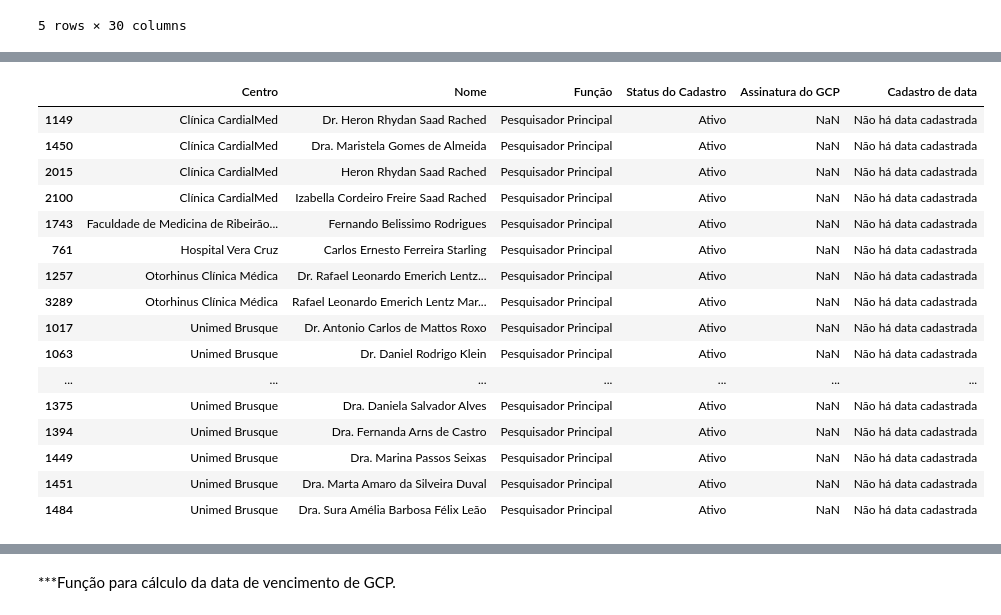
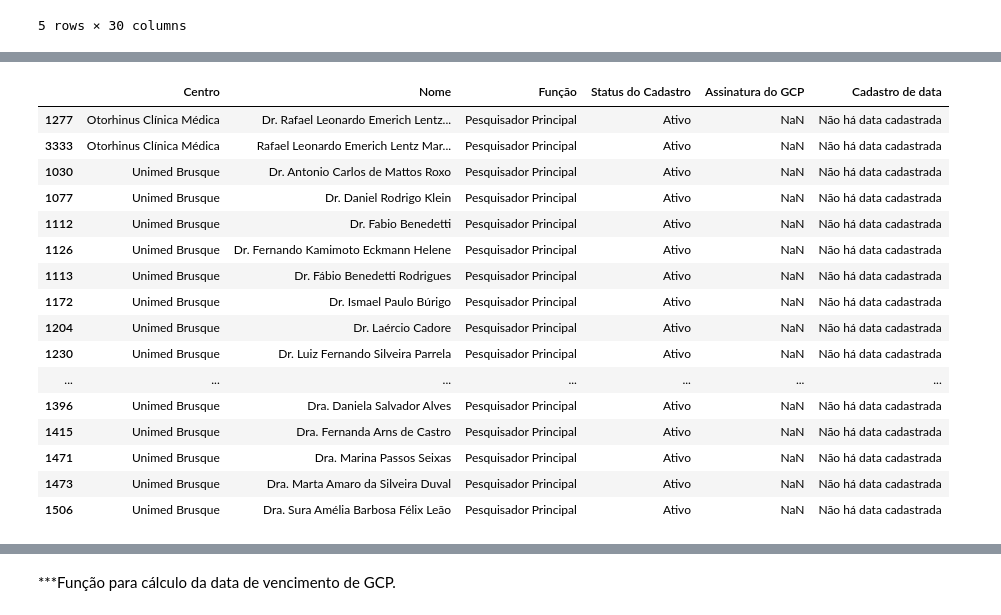
Before and after one commit to tisvri/push_campo, a Jupyter notebook: push_atualizacoes.ipynb, the cells around one changed output, grey strips where cells are left out. Drawn from its saved outputs; the diff is of its cells as text; code cells hidden in the pictures.

```diff
--- a/push_atualizacoes.ipynb
+++ b/push_atualizacoes.ipynb
@@ -324,34 +324,27 @@ venc_gcp_iir_coord
 # %%
-envio_viviane = ['Hospital Pilar','Santa casa de São Paulo','Hospital São Francisco de Ribeirão Preto',
-                'Hospital Antônio Prudente','Clínica CardialMed','CLINAR - Clínica de Aparelhos RespiratÃ³rios',
-                'Santa Casa de Fortaleza','Hospital Vera Cruz','Hapvida','Unimed Brusque',
-                'Hospital São José das Doenças Infecciosas','Otorhinus Clínica Médica','Hospital São Francisco de Araraquara',
-                'Maternidade Octaviano Neves','Clínica Infectologie','Hospital Teresa de Lisieux',
-                'Hospital RioMar de Belém','Hospital e Maternidade Eugênia Pinheiro',
-                'Hospital São Francisco Saúde','Hospital do Coração de Campinas','Aliança Cavernoma Brasil',
-                'Faculdade de Medicina de Ribeirão Preto - USP ','Centro Clínico Zona Sul ']
+envio_viviane = ['Otorhinus Clínica Médica', 'Unimed Brusque']
 filtro4 = venc_gcp['Centro'].isin(envio_viviane)
 venc_gcp_envio_viviane = venc_gcp[filtro4]
 venc_gcp_envio_viviane=venc_gcp_envio_viviane.sort_values(by=['Centro', 'Nome'], ascending= [True, True])
 venc_gcp_envio_viviane
 # %% [output]
 |  | Centro | Nome | Função | Status do Cadastro | Assinatura do GCP | Cadastro de data |
-| 1149 | Clínica CardialMed | Dr. Heron Rhydan Saad Rached | Pesquisador Principal | Ativo | NaN | Não há data cadastrada |
-| 1450 | Clínica CardialMed | Dra. Maristela Gomes de Almeida | Pesquisador Principal | Ativo | NaN | Não há data cadastrada |
-| 2015 | Clínica CardialMed | Heron Rhydan Saad Rached | Pesquisador Principal | Ativo | NaN | Não há data cadastrada |
-| 2100 | Clínica CardialMed | Izabella Cordeiro Freire Saad Rached | Pesquisador Principal | Ativo | NaN | Não há data cadastrada |
-| 1743 | Faculdade de Medicina de Ribeirão... | Fernando Belissimo Rodrigues | Pesquisador Principal | Ativo | NaN | Não há data cadastrada |
-| 761 | Hospital Vera Cruz | Carlos Ernesto Ferreira Starling | Pesquisador Principal | Ativo | NaN | Não há data cadastrada |
-| 1257 | Otorhinus Clínica Médica | Dr. Rafael Leonardo Emerich Lentz... | Pesquisador Principal | Ativo | NaN | Não há data cadastrada |
-| 3289 | Otorhinus Clínica Médica | Rafael Leonardo Emerich Lentz Mar... | Pesquisador Principal | Ativo | NaN | Não há data cadastrada |
-| 1017 | Unimed Brusque | Dr. Antonio Carlos de Mattos Roxo | Pesquisador Principal | Ativo | NaN | Não há data cadastrada |
-| 1063 | Unimed Brusque | Dr. Daniel Rodrigo Klein | Pesquisador Principal | Ativo | NaN | Não há data cadastrada |
+| 1277 | Otorhinus Clínica Médica | Dr. Rafael Leonardo Emerich Lentz... | Pesquisador Principal | Ativo | NaN | Não há data cadastrada |
+| 3333 | Otorhinus Clínica Médica | Rafael Leonardo Emerich Lentz Mar... | Pesquisador Principal | Ativo | NaN | Não há data cadastrada |
+| 1030 | Unimed Brusque | Dr. Antonio Carlos de Mattos Roxo | Pesquisador Principal | Ativo | NaN | Não há data cadastrada |
+| 1077 | Unimed Brusque | Dr. Daniel Rodrigo Klein | Pesquisador Principal | Ativo | NaN | Não há data cadastrada |
+| 1112 | Unimed Brusque | Dr. Fabio Benedetti | Pesquisador Principal | Ativo | NaN | Não há data cadastrada |
+| 1126 | Unimed Brusque | Dr. Fernando Kamimoto Eckmann Helene | Pesquisador Principal | Ativo | NaN | Não há data cadastrada |
+| 1113 | Unimed Brusque | Dr. Fábio Benedetti Rodrigues | Pesquisador Principal | Ativo | NaN | Não há data cadastrada |
+| 1172 | Unimed Brusque | Dr. Ismael Paulo Búrigo | Pesquisador Principal | Ativo | NaN | Não há data cadastrada |
+| 1204 | Unimed Brusque | Dr. Laércio Cadore | Pesquisador Principal | Ativo | NaN | Não há data cadastrada |
+| 1230 | Unimed Brusque | Dr. Luiz Fernando Silveira Parrela | Pesquisador Principal | Ativo | NaN | Não há data cadastrada |
 | ... | ... | ... | ... | ... | ... | ... |
-| 1375 | Unimed Brusque | Dra. Daniela Salvador Alves | Pesquisador Principal | Ativo | NaN | Não há data cadastrada |
-| 1394 | Unimed Brusque | Dra. Fernanda Arns de Castro | Pesquisador Principal | Ativo | NaN | Não há data cadastrada |
-| 1449 | Unimed Brusque | Dra. Marina Passos Seixas | Pesquisador Principal | Ativo | NaN | Não há data cadastrada |
-| 1451 | Unimed Brusque | Dra. Marta Amaro da Silveira Duval | Pesquisador Principal | Ativo | NaN | Não há data cadastrada |
-| 1484 | Unimed Brusque | Dra. Sura Amélia Barbosa Félix Leão | Pesquisador Principal | Ativo | NaN | Não há data cadastrada |
+| 1396 | Unimed Brusque | Dra. Daniela Salvador Alves | Pesquisador Principal | Ativo | NaN | Não há data cadastrada |
+| 1415 | Unimed Brusque | Dra. Fernanda Arns de Castro | Pesquisador Principal | Ativo | NaN | Não há data cadastrada |
+| 1471 | Unimed Brusque | Dra. Marina Passos Seixas | Pesquisador Principal | Ativo | NaN | Não há data cadastrada |
+| 1473 | Unimed Brusque | Dra. Marta Amaro da Silveira Duval | Pesquisador Principal | Ativo | NaN | Não há data cadastrada |
+| 1506 | Unimed Brusque | Dra. Sura Amélia Barbosa Félix Leão | Pesquisador Principal | Ativo | NaN | Não há data cadastrada |
 # %%
 stacasa_santos = ['Santa Casa de Santos']
 filtro5 = venc_gcp['Centro'].isin(stacasa_santos)
```
Also changed, not shown: parts of 23 cells of this notebook.
